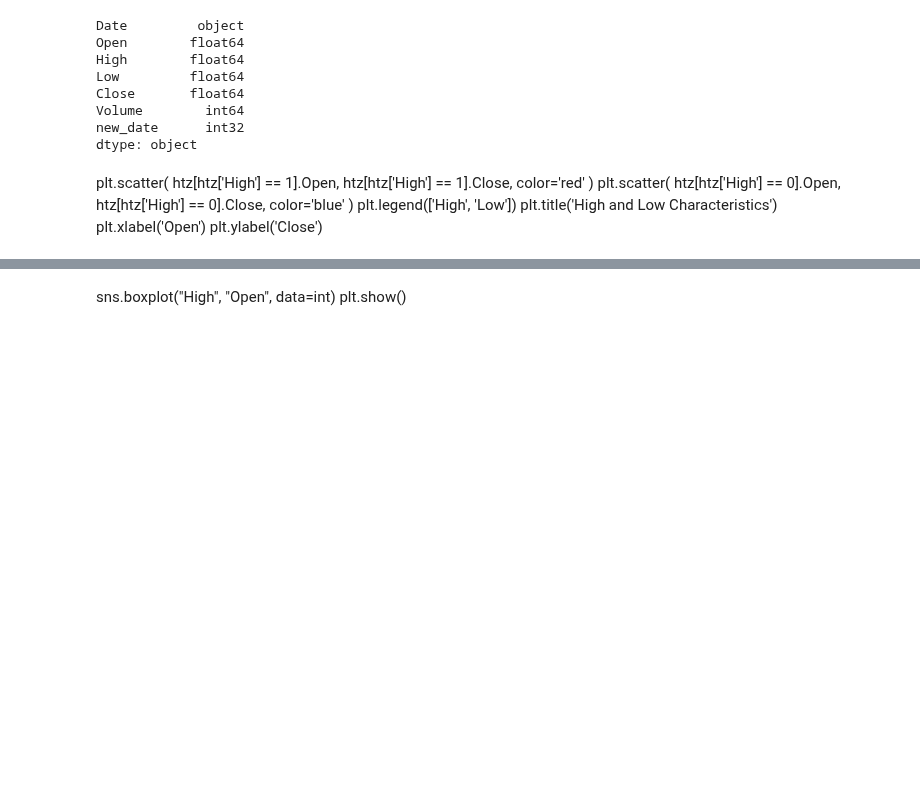
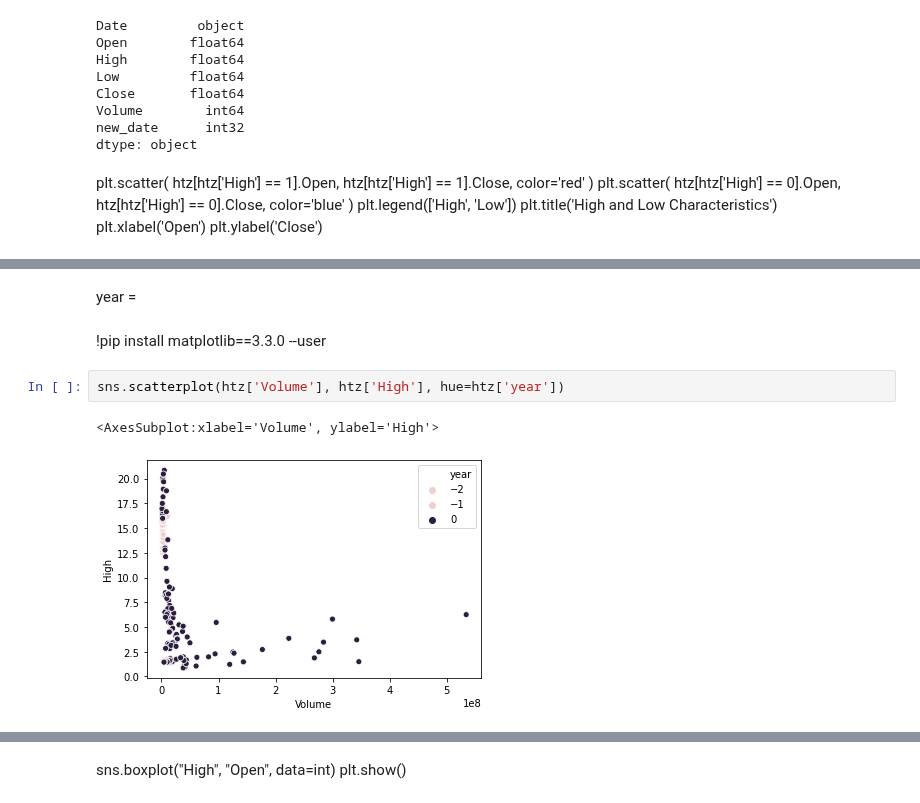
Before and after one commit to Gaukhar-ai/for_my_Thinkful_work, a Jupyter notebook: assignments/KNN__HTZ_price_prediction/HTZ_price_prediction_KNN_algorithm.ipynb, the cells around one changed output, grey strips where cells are left out. Drawn from its saved outputs; the diff is of its cells as text; blank space fills up the shorter version.

```diff
--- a/assignments/KNN__HTZ_price_prediction/HTZ_price_prediction_KNN_algorithm.ipynb
+++ b/assignments/KNN__HTZ_price_prediction/HTZ_price_prediction_KNN_algorithm.ipynb
@@ -150,0 +170,9 @@ plt.show()
+# %% [markdown]
+year =
+# %% [markdown]
+!pip install matplotlib==3.3.0 --user
+# %%
+sns.scatterplot(htz['Volume'], htz['High'], hue=htz['year'])
+# %% [output]
+<AxesSubplot:xlabel='Volume', ylabel='High'>
+[figure, added]
```
Also changed, not shown: parts of 16 cells of this notebook, 5 other files.
